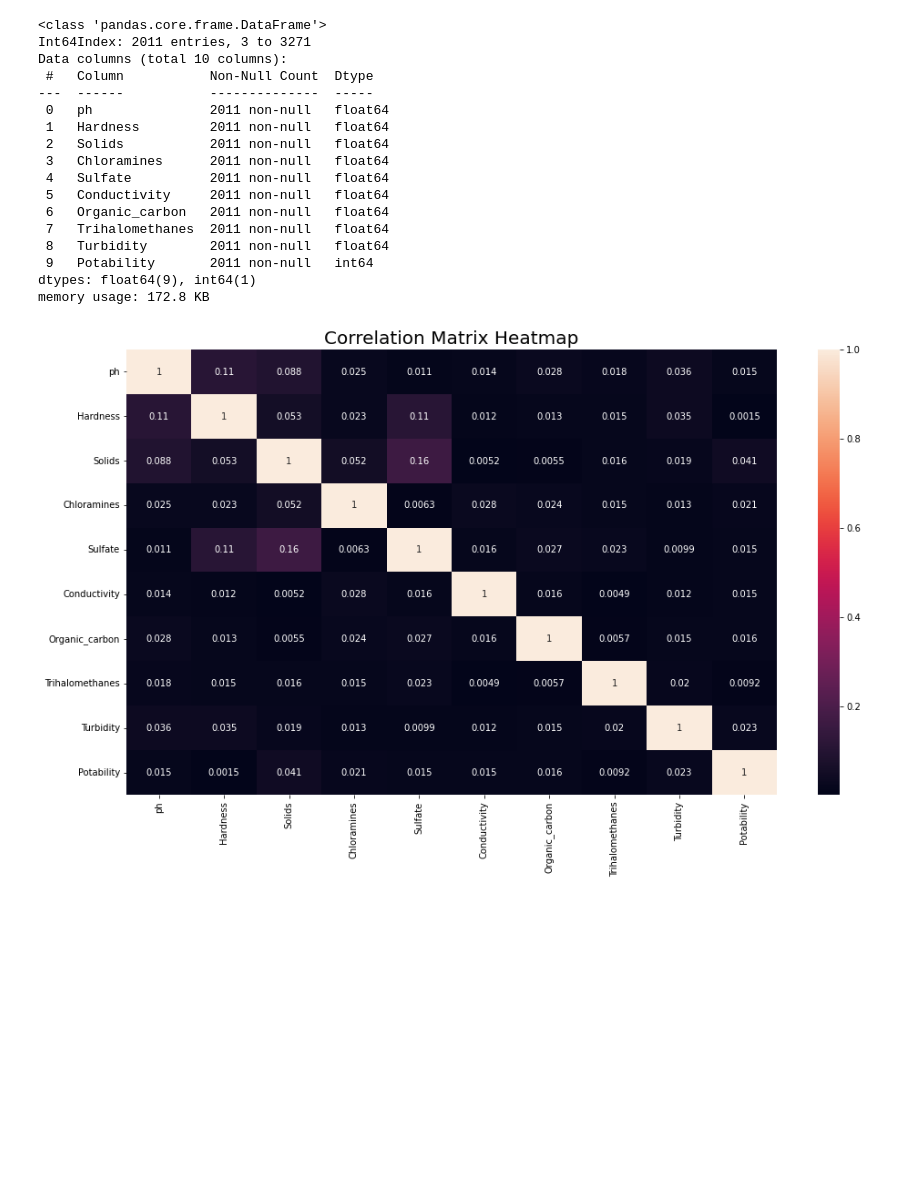
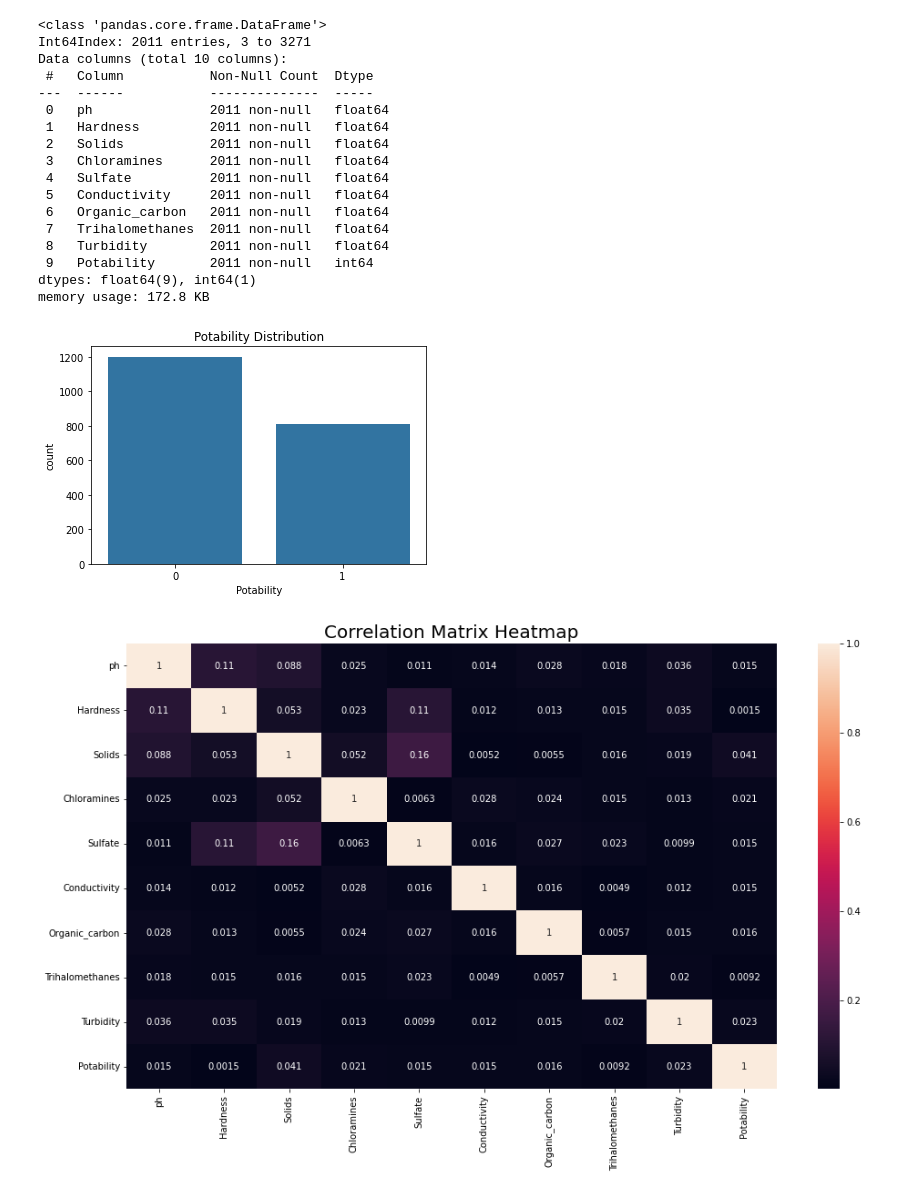
Before and after one commit to C241-PS478/ML-Clean-Water, a Jupyter notebook: Potability_IoT.ipynb, the cells around one changed output. Drawn from its saved outputs; the diff is of its cells as text; code cells hidden in the pictures; blank space fills up the shorter version.

```diff
--- a/Potability_IoT.ipynb
+++ b/Potability_IoT.ipynb
@@ -77,6 +73,14 @@ Data columns (total 10 columns):
  9   Potability       2011 non-null   int64
 dtypes: float64(9), int64(1)
 memory usage: 172.8 KB
+# %%
+plt.figure()
+plt.title("Potability Distribution")
+sns.countplot(data=df, x=df["Potability"])
+
+plt.show()
+# %% [output]
+[figure, added]
 # %%
 # See correlation
 plt.figure(figsize=(16, 9))
```
Also changed, not shown: parts of 14 cells of this notebook.
